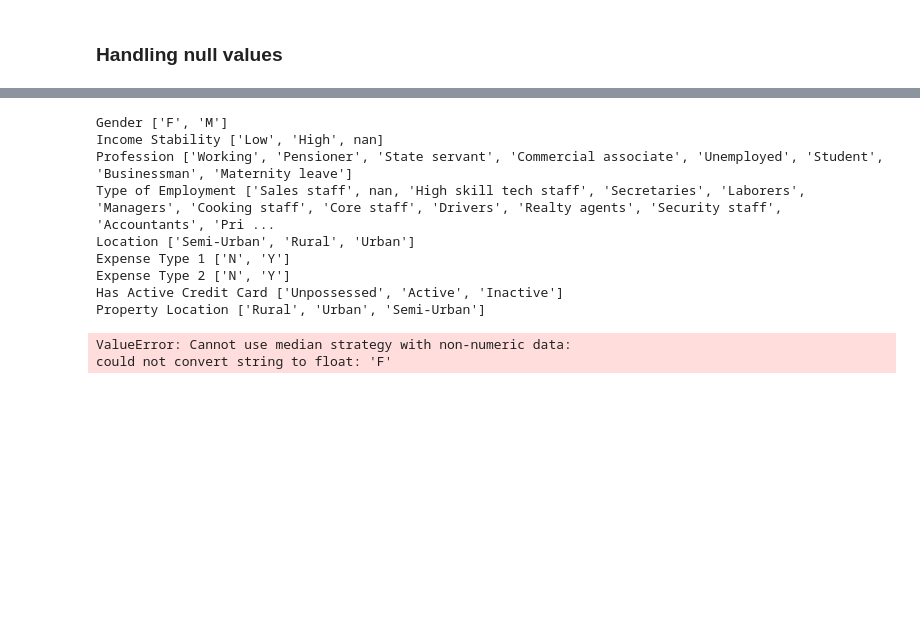
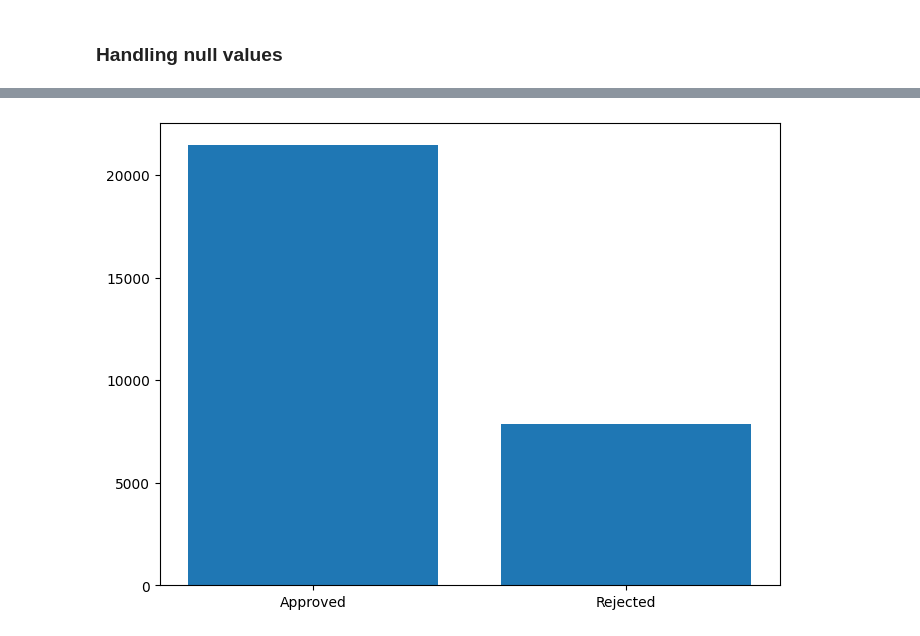
Before and after one commit to KarthikPreVin/MACHINE-LEARNING-LAB, a Jupyter notebook: ASSIGNMENT 3/ASSIGNMENT 3.ipynb, the cells around one changed output, grey strips where cells are left out. Saved outputs shown, nothing was run; the diff lists cells and outputs as text; code cells hidden in the pictures; blank space fills up the shorter version.

```diff
--- a/ASSIGNMENT 3/ASSIGNMENT 3.ipynb
+++ b/ASSIGNMENT 3/ASSIGNMENT 3.ipynb
@@ -39,46 +101,35 @@ train_df.drop(["Customer ID", "Name"],axis = 1, inplace=True)
+# %%
+### too many loans(~7000) have been rejected (given a 0 value)
+
+approved = train_df[train_df["Loan Sanction Amount (USD)"] > 0]
+rejected = train_df[train_df["Loan Sanction Amount (USD)"] == 0]
+counts = [len(approved), len(rejected)]
+labels = ["Approved", "Rejected"]
+
+plt.figure(figsize=(8, 6))
+bars = plt.bar(labels, counts)
+
+plt.show()
+# %% [output]
+[figure, added]
 # %%
+## we observe -999 used as nulll values in following columns
+null_999 = [
+    "Loan Sanction Amount (USD)",   ##338 -999 values
+    "Property Price",               ##341 -999 values
+    "Co-Applicant",                 ##165 -999 values
+    "Current Loan Expenses (USD)"   ##174 -999 values
+]
 
-
+train_df[null_999] = train_df[null_999].replace(-999,np.nan)
+train_df["Loan Sanction Amount (USD)"] = train_df["Loan Sanction Amount (USD)"].replace(0,np.nan)
+train_df["Property Age Null"] = train_df["Property Age"].isna().astype(int)
+train_df["Employment Null"] = train_df["Type of Employment"].isna().astype(int)
+null_columns = ["Gender", "Income (USD)", "Income Stability", "Type of Employment", "Current Loan Expenses (USD)", "Dependents", "Credit Score", "Has Active Credit Card", "Property Age", "Property Location"]
 ## we observe null values present in following columns
-
-null_columns = ["Gender", "Income (USD)", "Income Stability", "Type of Employment", "Current Loan Expenses (USD)", "Dependents", "Credit Score", "Has Active Credit Card", "Property Age", "Property Location"]
 
 ###Since loan sanction amount is the value to be predicted, columns with loansanctionamount null are removed
 train_df.dropna(subset=["Loan Sanction Amount (USD)"],inplace=True)
-
-
-
-## Encode categorical data
-categorical = ["Gender", "Income Stability","Profession","Type of Employment","Location","Expense Type 1","Expense Type 2","Has Active Credit Card", "Property Location"]
-
-## categories
-categories = {
-    "Gender":{'F', 'M'},
-    "Income Stability":{'Low', 'High'},
-    "Profession":{'Working', 'Pensioner', 'State servant', 'Commercial associate', 'Unemployed', 'Student', 'Businessman', 'Maternity leave'},
-    "Type of Employment":{'Sales staff', 'High skill tech staff', 'Secretaries', 'Laborers', 'Managers', 'Cooking staff', 'Core staff', 'Drivers', 'Realty agents', 'Security staff', 'Accountants', 'Private service staff', 'Waiters/barmen staff', 'Medicine staff', 'Cleaning staff', 'Low-skill Laborers', 'HR staff', 'IT staff'},
-    "Location":{'Semi-Urban', 'Rural', 'Urban'},
-    "Expense Type 1":{'N', 'Y'},
-    "Expense Type 2":{'N', 'Y'},
-    "Has Active Credit Card":{'Unpossessed', 'Active', 'Inactive'},
-    "Property Location":{'Rural', 'Urban', 'Semi-Urban'}
-}
-
-ordinal_encodings = {
-    "Income Stability":['Low', 'High'],
-    "Location":['Rural', 'Urban', 'Semi-Urban'],
-    "Has Active Credit Card":['Unpossessed', 'Inactive', 'Active'],
-    "Property Location":['Rural', 'Urban', 'Semi-Urban'],
-    "Gender": ["M","F"],
-    "Expense Type 1": ['Y', 'N'],
-    "Expense Type 2": ['Y', 'N']
-}
-
-for column in ordinal_encodings:
-    train_df[column] = OrdinalEncoder(categories=ordinal_encodings[column]).fit_transform(train_df[column])
-
-for i in categorical:
-    print(i, list(train_df[i].unique()))
 
 #imputation
 ## fill median for Income (USD), Gender, Income Stability, Type of Employment, Current Loan Expenses (USD), Credit Score, Property Age
@@ -86,21 +137,11 @@ for i in categorical:
 ## fill Unposessed for Has Active Credit Card
 ## fill most frequent for Property Location
 
+
 train_df["Dependents"] = train_df["Dependents"].fillna(0)
 train_df["Has Active Credit Card"] = train_df["Has Active Credit Card"].fillna(0)
 train_df["Property Location"] = train_df["Property Location"].fillna(1)
-train_df["Gender"] = train_df["Gender"].fillna(1)
+train_df["Gender"] = train_df["Gender"].fillna(0)
 imputer = SimpleImputer(missing_values=np.nan, strategy="median")
+imputer.set_output(transform="pandas")
 train_df = imputer.fit_transform(train_df)
-# %% [output]
-Gender ['F', 'M']
-Income Stability ['Low', 'High', nan]
-Profession ['Working', 'Pensioner', 'State servant', 'Commercial associate', 'Unemployed', 'Student', 'Businessman', 'Maternity leave']
-Type of Employment ['Sales staff', nan, 'High skill tech staff', 'Secretaries', 'Laborers', 'Managers', 'Cooking staff', 'Core staff', 'Drivers', 'Realty agents', 'Security staff', 'Accountants', 'Pri ...
-Location ['Semi-Urban', 'Rural', 'Urban']
-Expense Type 1 ['N', 'Y']
-Expense Type 2 ['N', 'Y']
-Has Active Credit Card ['Unpossessed', 'Active', 'Inactive']
-Property Location ['Rural', 'Urban', 'Semi-Urban']
-ValueError: Cannot use median strategy with non-numeric data:
-could not convert string to float: 'F'
```
Also changed, not shown: parts of 17 cells of this notebook.
